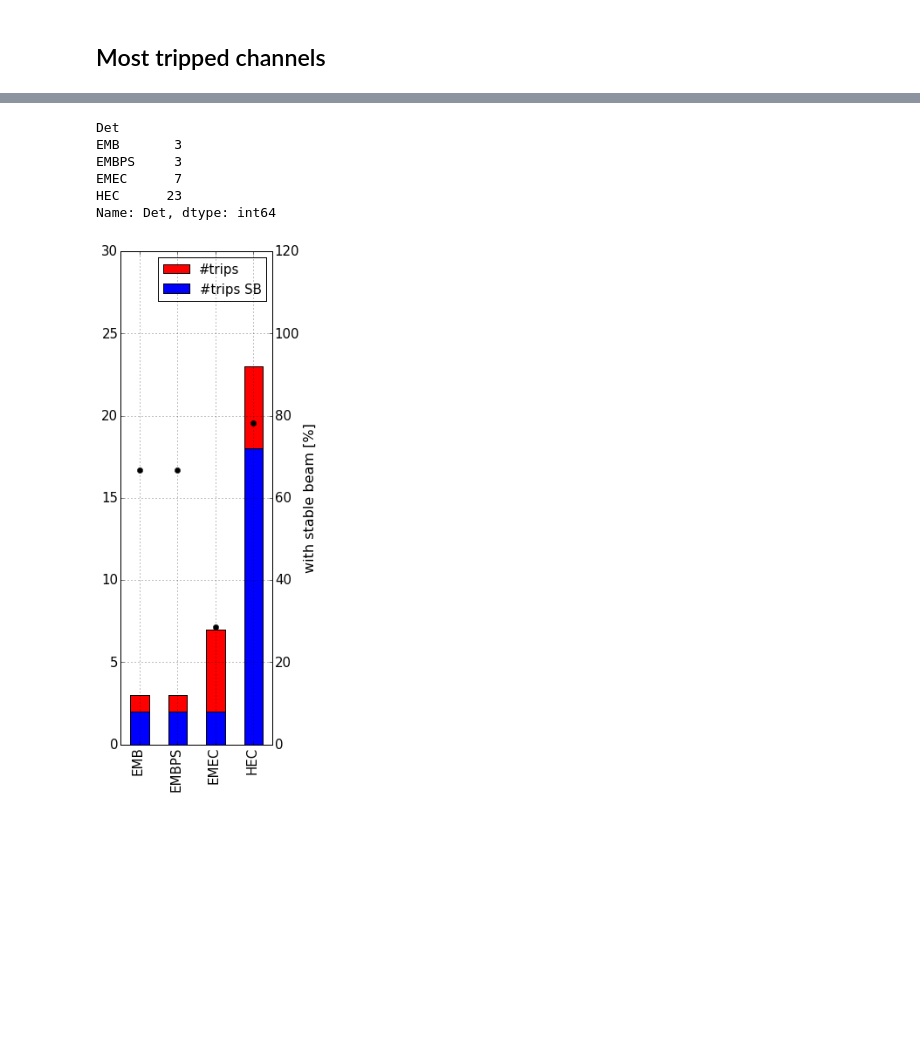
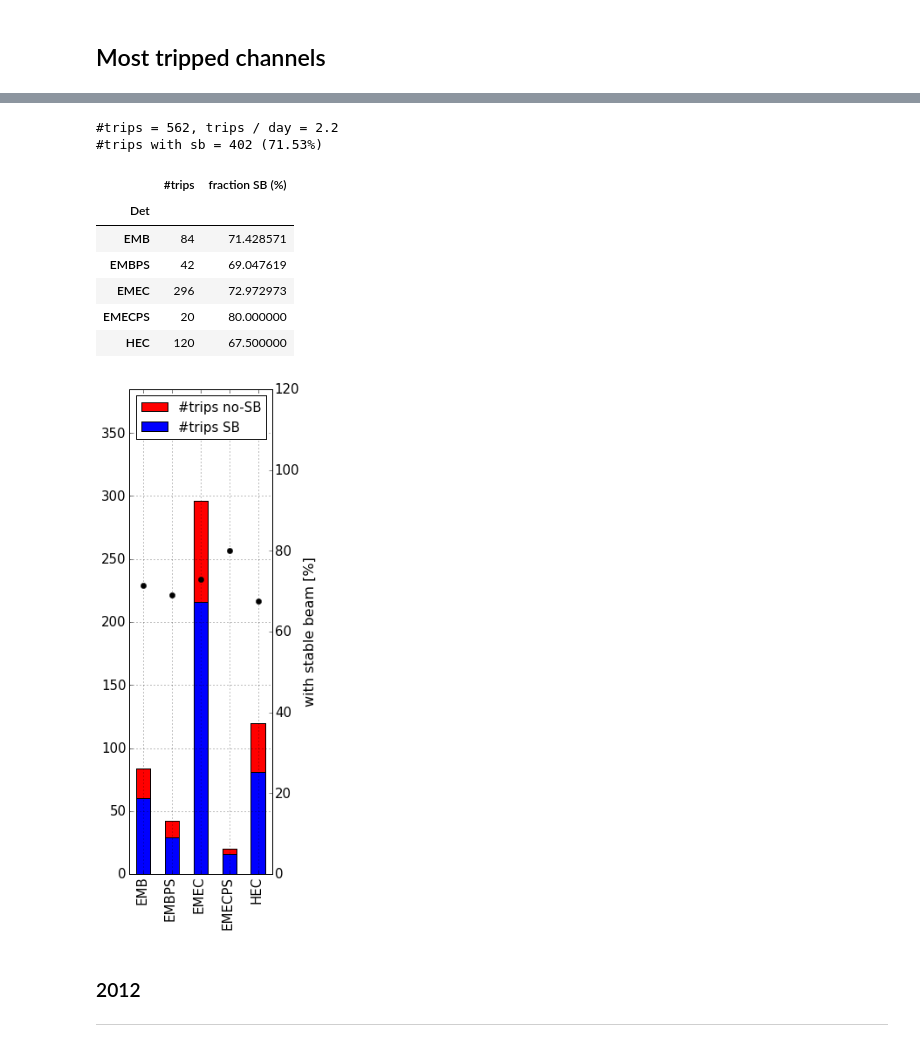
Before and after one commit to wiso/hv-trips, a Jupyter notebook: trips.ipynb, the cells around one changed output, grey strips where cells are left out. Drawn from its saved outputs; the diff is of its cells as text; code cells hidden in the pictures; blank space fills up the shorter version.

```diff
--- a/trips.ipynb
+++ b/trips.ipynb
@@ -15,7 +22,7 @@ rcParams.update({'figure.autolayout': True})
 # %%
 data = {}
 
-for year, filename in (2011, "trips_2011.txt"), (2012, "trips_2012.txt"):
+for year, filename in (2011, "trips_2011.txt"), (2012, "trips_2012.txt"), (2015, "trips_2015.txt"):
     data[year] = pd.read_table(filename, parse_dates=["Trip TimeStamp"], index_col=["TripId"], usecols=["TripId", "Trip TimeStamp", "Stable Beams", "Module", "Channel", "Det", "Side"])
     data[year]["channel_id"] = data[year].apply(lambda x: "M" + str(x["Module"]) + "C" + str(x["Channel"]), axis=1)
     display_html("<h2>head of %d data</h2>" % year, raw=True)
@@ -85,27 +100,47 @@ for year, data_year in data.groupby(level='year'):
 # %%
-fig, ax = plt.subplots(figsize=(3.7, 9))
-ax2 = ax.twinx()
+def show_sb_stat(data):
+    fig, ax = plt.subplots(figsize=(3.7, 9))
+    display_markdown("### %d\n ----" % year, raw=True)
+    ax2 = ax.twinx()
 
-trips_per_det = data.groupby("Det")["Det"].count()
-print trips_per_det
-trips_per_det_sb = data[data["Stable Beams"] == 'Y'].groupby("Det")['channel_id'].count()
+    trips_per_det = data.groupby("Det")["Det"].count()
+    trips_per_det_sb = data[data["Stable Beams"] == 'Y'].groupby("Det")['channel_id'].count()
 
-j = pd.DataFrame(dict(trips_per_det = trips_per_det, trips_per_det_sb = trips_per_det_sb))
-sb_fraction = j.trips_per_det_sb / j.trips_per_det * 100
-sb_fraction.plot(marker = 'o', color='k', ls='', label='with stable beam [%]', ax=ax2)
+    j = pd.DataFrame(dict(trips_per_det = trips_per_det, trips_per_det_sb = trips_per_det_sb))
+    sb_fraction = j.trips_per_det_sb / j.trips_per_det * 100
+    sb_fraction.plot(marker = 'o', color='k', ls='', label='with stable beam [%]', ax=ax2)
 
-j['trips_per_det'].plot(kind='bar', ax=ax, fc='r', label='#trips')
-j['trips_per_det_sb'].plot(kind='bar', ax=ax, label='#trips SB')
+    summary_table = pd.concat([trips_per_det, sb_fraction], axis=1, names=['a', 'b'])
+    summary_table.columns = ['#trips', 'fraction SB (%)']
 
-ax2.grid(False)
-ax2.set_ylim(0, 120)
-ax2.set_ylabel('with stable beam [%]', fontsize=16)
-ax.set_ylim(0, 30)
+    import datetime
+    times = data["Trip TimeStamp"].astype(datetime.datetime)
+    days = (times.max() - times.min()).days
+    print "#trips = %d, trips / day = %.1f" % (len(data), len(data) / float(days))
+    trips_sb = (data['Stable Beams'] == 'Y').sum()
+    print "#trips with sb = %d (%.2f%%)" % (trips_sb, trips_sb / float(len(data)) * 100)
 
-ax.set_xlabel('')
-ax.legend()
+    display(summary_table)
+
+    j['trips_per_det'].plot(kind='bar', ax=ax, fc='r', label='#trips no-SB')
+    j['trips_per_det_sb'].plot(kind='bar', ax=ax, label='#trips SB')
+
+    ax2.grid(False)
+    ax2.set_ylim(0, 120)
+    ax2.set_ylabel('with stable beam [%]', fontsize=16)
+    ax.set_ylim(0, trips_per_det.max() * 1.3)
+
+    ax.set_xlabel('')
+    ax.legend()
+    plt.show()
+
+    fig.tight_layout()
+    return fig
+
+for year, data_year in data.groupby(level='year'):
+    fig = show_sb_stat(data_year)
+    for ext in "pdf", "png":
+        fig.savefig("trip_sb_%d.%s" % (year, ext))
+
 plt.show()
-
-fig.tight_layout()
-fig.savefig('sb_2015.pdf')
 # %% [output]
@@ -112,7 +149,12 @@ fig.savefig('sb_2015.pdf')
-Det
-EMB       3
-EMBPS     3
-EMEC      7
-HEC      23
-Name: Det, dtype: int64
+#trips = 562, trips / day = 2.2
+#trips with sb = 402 (71.53%)
+|  | #trips | fraction SB (%) |
+| Det |  |  |
+| EMB | 84 | 71.428571 |
+| EMBPS | 42 | 69.047619 |
+| EMEC | 296 | 72.972973 |
+| EMECPS | 20 | 80.000000 |
+| HEC | 120 | 67.500000 |
-[figure, old version]
+[figure, new version]
+### 2012
+ ----
```
Also changed, not shown: parts of 18 cells of this notebook, 23 other files.
